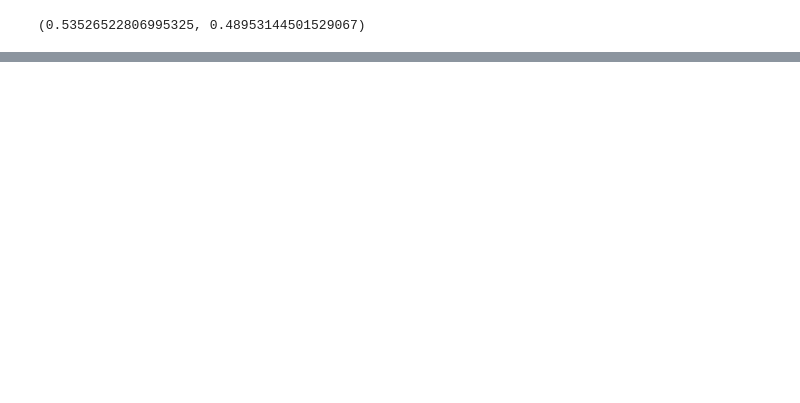
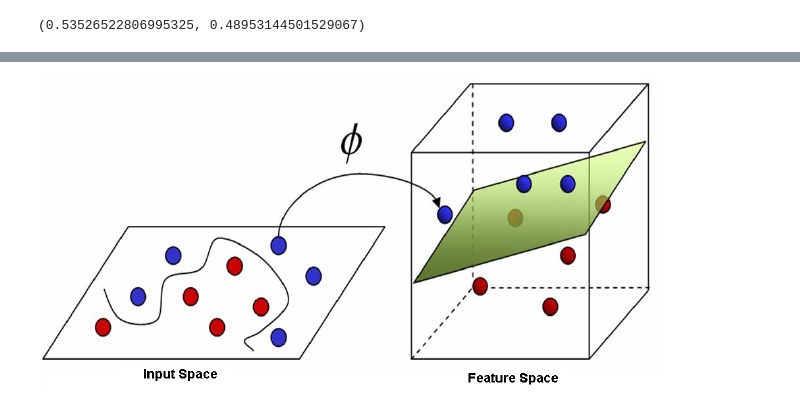
Before and after one commit to axlrommel/machine-learning-class-python, a Jupyter notebook: week1/Exercise2.ipynb, the cells around one changed output, grey strips where cells are left out. Saved outputs shown, nothing was run; the diff lists cells and outputs as text; code cells hidden in the pictures; blank space fills up the shorter version.

```diff
--- a/week1/Exercise2.ipynb
+++ b/week1/Exercise2.ipynb
@@ -376 +311,10 @@ r-squared training: 0.11, r-squared test: 0.09
+# %%
+# https://www.researchgate.net/figure/260283043_fig13_Figure-A15-The-non-linear-SVM-classifier-with-the-kernel-trick
+def plotSVM():
+    from IPython.display import Image, display
+    display(Image('svm.png'))
+
+plotSVM()
+# %% [output]
+[figure, added]
 # %%
```
Also changed, not shown: parts of 14 cells of this notebook, 8 other files.
